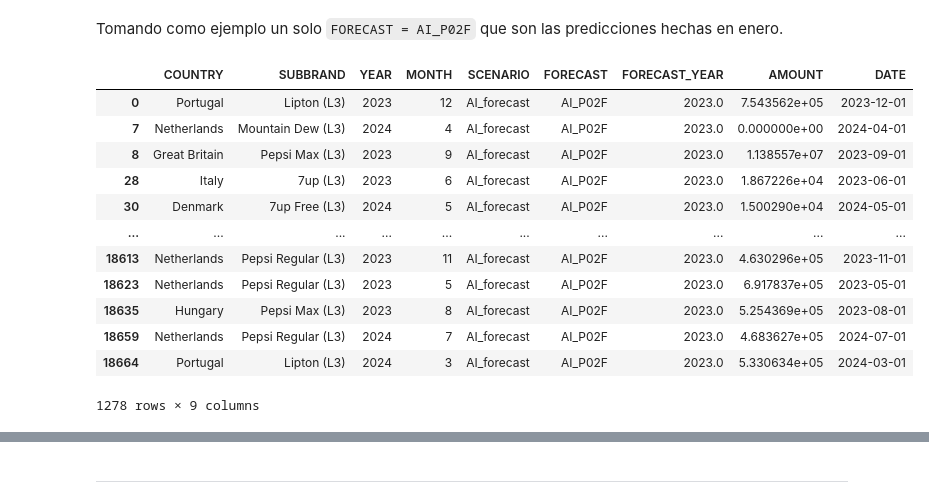
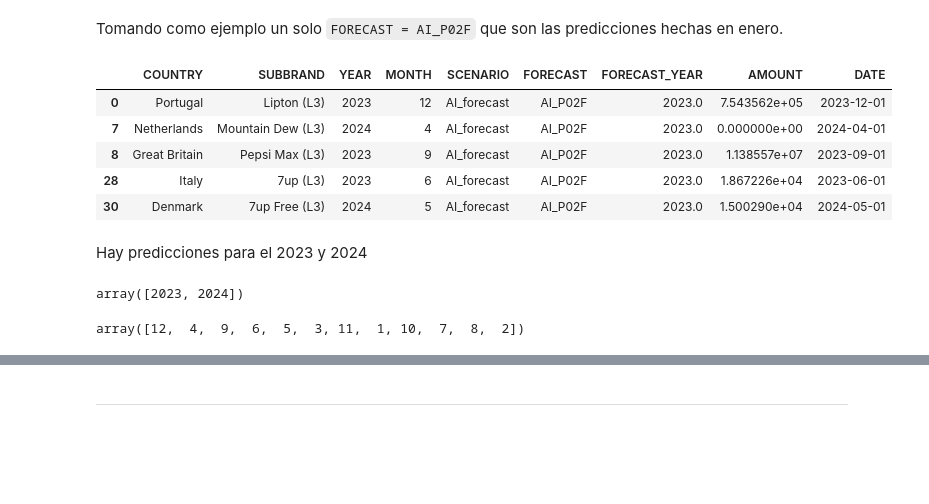
Before and after one commit to anruki/UFV_Visualizacion, a Jupyter notebook: EjerciciosClase/Ventas.ipynb, the cells around one changed output, grey strips where cells are left out. Drawn from its saved outputs; the diff is of its cells as text; code cells hidden in the pictures; blank space fills up the shorter version.

```diff
--- a/EjerciciosClase/Ventas.ipynb
+++ b/EjerciciosClase/Ventas.ipynb
@@ -201,18 +201,22 @@ array([2023, 2024, 2025])
 # %% [markdown]
 Tomando como ejemplo un solo `FORECAST = AI_P02F` que son las predicciones hechas en enero.
 # %%
-forecasts[forecasts['FORECAST'] == 'AI_P02F']
+forecasts_jan = forecasts[forecasts['FORECAST'] == 'AI_P02F']
+forecasts_jan.head()
 # %% [output]
 |  | COUNTRY | SUBBRAND | YEAR | MONTH | SCENARIO | FORECAST | FORECAST_YEAR | AMOUNT | DATE |
 | 0 | Portugal | Lipton (L3) | 2023 | 12 | AI_forecast | AI_P02F | 2023.0 | 7.543562e+05 | 2023-12-01 |
 | 7 | Netherlands | Mountain Dew (L3) | 2024 | 4 | AI_forecast | AI_P02F | 2023.0 | 0.000000e+00 | 2024-04-01 |
 | 8 | Great Britain | Pepsi Max (L3) | 2023 | 9 | AI_forecast | AI_P02F | 2023.0 | 1.138557e+07 | 2023-09-01 |
 | 28 | Italy | 7up (L3) | 2023 | 6 | AI_forecast | AI_P02F | 2023.0 | 1.867226e+04 | 2023-06-01 |
 | 30 | Denmark | 7up Free (L3) | 2024 | 5 | AI_forecast | AI_P02F | 2023.0 | 1.500290e+04 | 2024-05-01 |
-| ... | ... | ... | ... | ... | ... | ... | ... | ... | ... |
-| 18613 | Netherlands | Pepsi Regular (L3) | 2023 | 11 | AI_forecast | AI_P02F | 2023.0 | 4.630296e+05 | 2023-11-01 |
-| 18623 | Netherlands | Pepsi Regular (L3) | 2023 | 5 | AI_forecast | AI_P02F | 2023.0 | 6.917837e+05 | 2023-05-01 |
-| 18635 | Hungary | Pepsi Max (L3) | 2023 | 8 | AI_forecast | AI_P02F | 2023.0 | 5.254369e+05 | 2023-08-01 |
-| 18659 | Netherlands | Pepsi Regular (L3) | 2024 | 7 | AI_forecast | AI_P02F | 2023.0 | 4.683627e+05 | 2024-07-01 |
-| 18664 | Portugal | Lipton (L3) | 2024 | 3 | AI_forecast | AI_P02F | 2023.0 | 5.330634e+05 | 2024-03-01 |
-1278 rows × 9 columns
+# %% [markdown]
+Hay predicciones para el 2023 y 2024
+# %%
+forecasts_jan['YEAR'].unique()
+# %% [output]
+array([2023, 2024])
+# %%
+forecasts_jan['YEAR'].unique()
+# %% [output]
+array([12,  4,  9,  6,  5,  3, 11,  1, 10,  7,  8,  2])
```
Also changed, not shown: parts of 8 cells of this notebook.
